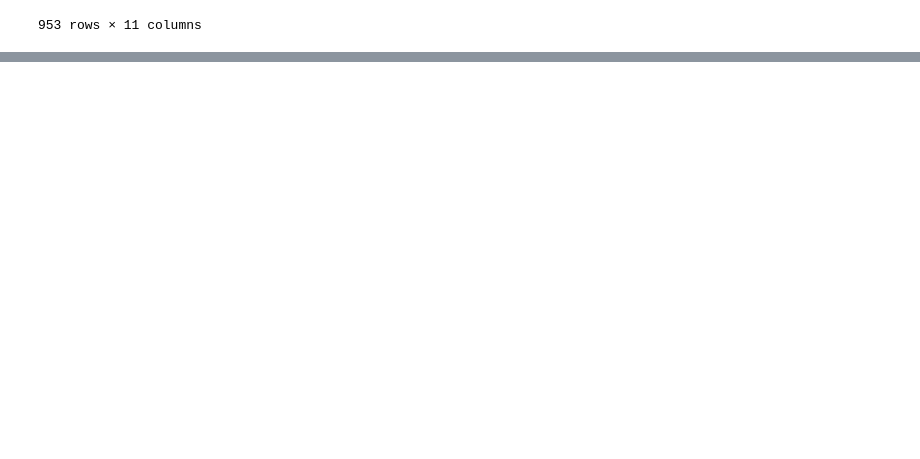
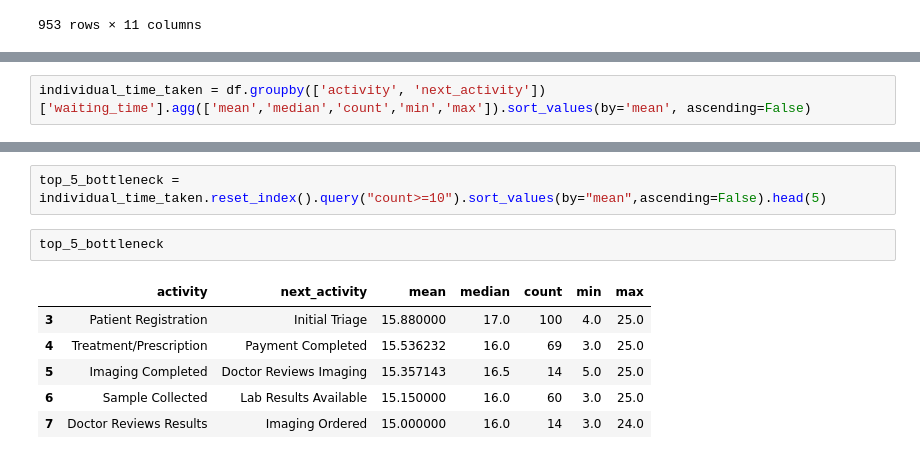
Before and after one commit to raghumiyargmailcom/care-flow---clinical-path-way-process-minimg, a Jupyter notebook: notebook/pm4py_work.ipynb, the cells around one changed output, grey strips where cells are left out. Cells and saved outputs as stored; diff of their text form; blank space fills up the shorter version.

```diff
--- a/notebook/pm4py_work.ipynb
+++ b/notebook/pm4py_work.ipynb
@@ -234,0 +251,2 @@ more_time_taken.sort_values(by=['mean'], ascending=False)
+# %%
+individual_time_taken = df.groupby(['activity', 'next_activity'])['waiting_time'].agg(['mean','median','count','min','max']).sort_values(by='mean', ascending=False)
@@ -234,0 +363,11 @@ more_time_taken.sort_values(by=['mean'], ascending=False)
+# %%
+top_5_bottleneck = individual_time_taken.reset_index().query("count>=10").sort_values(by="mean",ascending=False).head(5)
+# %%
+top_5_bottleneck
+# %% [output]
+|  | activity | next_activity | mean | median | count | min | max |
+| 3 | Patient Registration | Initial Triage | 15.880000 | 17.0 | 100 | 4.0 | 25.0 |
+| 4 | Treatment/Prescription | Payment Completed | 15.536232 | 16.0 | 69 | 3.0 | 25.0 |
+| 5 | Imaging Completed | Doctor Reviews Imaging | 15.357143 | 16.5 | 14 | 5.0 | 25.0 |
+| 6 | Sample Collected | Lab Results Available | 15.150000 | 16.0 | 60 | 3.0 | 25.0 |
+| 7 | Doctor Reviews Results | Imaging Ordered | 15.000000 | 16.0 | 14 | 3.0 | 24.0 |
```
Also changed, not shown: parts of 16 cells of this notebook, 5 other files.
